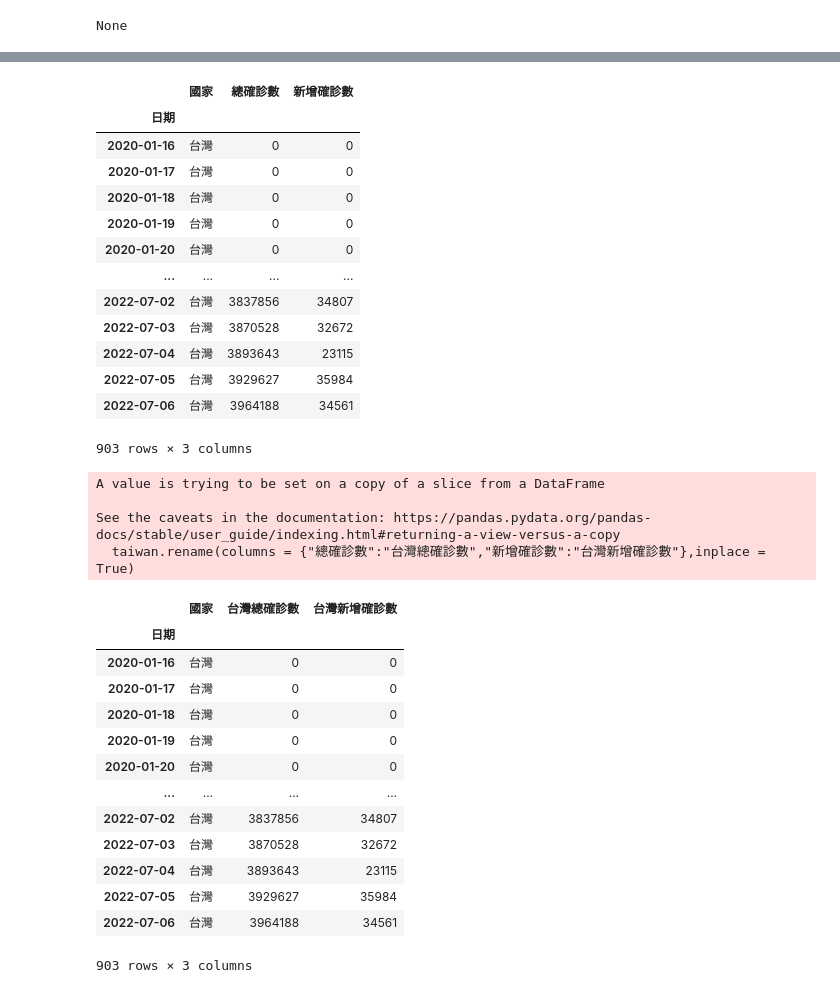
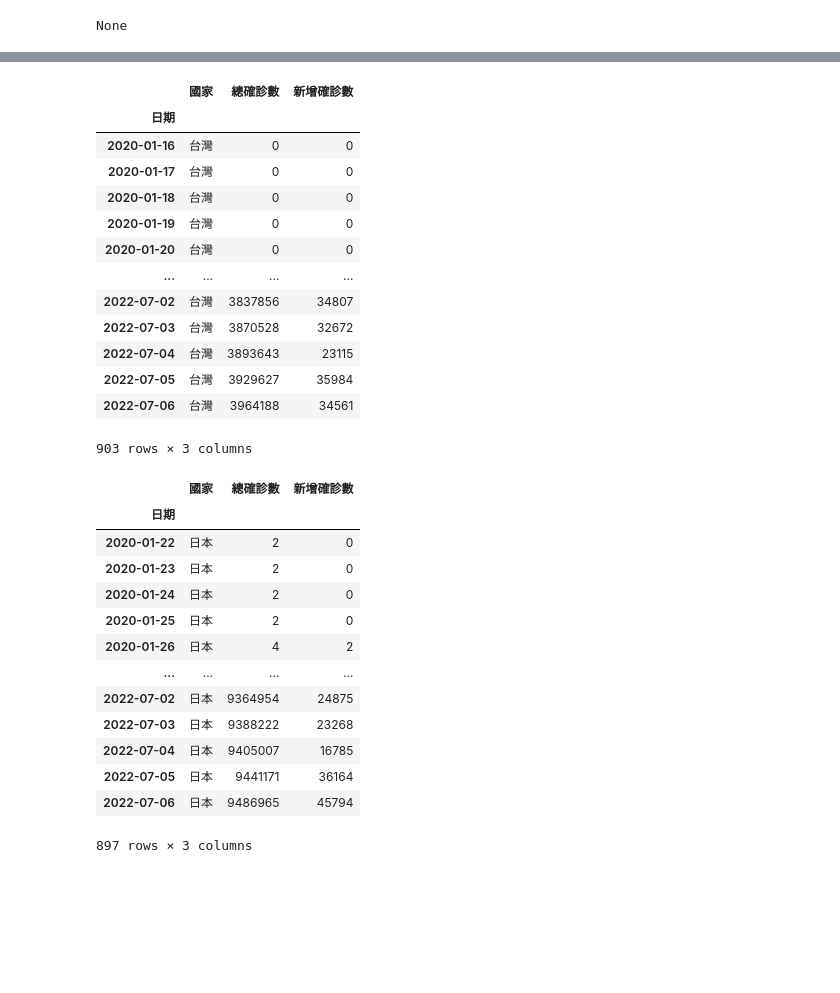
Before and after one commit to EsterWang65/PythonClass, a Jupyter notebook: 0116LESSON19/0116LESSON19-2.ipynb, the cells around one changed output, grey strips where cells are left out. Drawn from its saved outputs; the diff is of its cells as text; code cells hidden in the pictures; blank space fills up the shorter version.

```diff
--- a/0116LESSON19/0116LESSON19-2.ipynb
+++ b/0116LESSON19/0116LESSON19-2.ipynb
@@ -172,42 +193,35 @@ df1.loc["2021-05"]
 # %%
+##選取要用的資料
 taiwan = df1.query('國家 == "台灣"')
 japan = df1.query('國家 == "日本"')
 display(taiwan)
+display(japan)
 # %% [output]
 |  | 國家 | 總確診數 | 新增確診數 |
 | 日期 |  |  |  |
 | 2020-01-16 | 台灣 | 0 | 0 |
 | 2020-01-17 | 台灣 | 0 | 0 |
 | 2020-01-18 | 台灣 | 0 | 0 |
 | 2020-01-19 | 台灣 | 0 | 0 |
 | 2020-01-20 | 台灣 | 0 | 0 |
 | ... | ... | ... | ... |
 | 2022-07-02 | 台灣 | 3837856 | 34807 |
 | 2022-07-03 | 台灣 | 3870528 | 32672 |
 | 2022-07-04 | 台灣 | 3893643 | 23115 |
 | 2022-07-05 | 台灣 | 3929627 | 35984 |
 | 2022-07-06 | 台灣 | 3964188 | 34561 |
 903 rows × 3 columns
+|  | 國家 | 總確診數 | 新增確診數 |
+| 日期 |  |  |  |
+| 2020-01-22 | 日本 | 2 | 0 |
+| 2020-01-23 | 日本 | 2 | 0 |
+| 2020-01-24 | 日本 | 2 | 0 |
+| 2020-01-25 | 日本 | 2 | 0 |
+| 2020-01-26 | 日本 | 4 | 2 |
+| ... | ... | ... | ... |
+| 2022-07-02 | 日本 | 9364954 | 24875 |
+| 2022-07-03 | 日本 | 9388222 | 23268 |
+| 2022-07-04 | 日本 | 9405007 | 16785 |
+| 2022-07-05 | 日本 | 9441171 | 36164 |
+| 2022-07-06 | 日本 | 9486965 | 45794 |
+897 rows × 3 columns
-# %%
-# taiwan[["總確診數","新增確診數"]].columns = ["台灣總確診數","台灣新增確診數"]
-taiwan.rename(columns = {"總確診數":"台灣總確診數","新增確診數":"台灣新增確診數"},inplace = True)
-taiwan
-# %% [output]
-A value is trying to be set on a copy of a slice from a DataFrame
-
-See the caveats in the documentation: https://pandas.pydata.org/pandas-docs/stable/user_guide/indexing.html#returning-a-view-versus-a-copy
-  taiwan.rename(columns = {"總確診數":"台灣總確診數","新增確診數":"台灣新增確診數"},inplace = True)
-|  | 國家 | 台灣總確診數 | 台灣新增確診數 |
-| 日期 |  |  |  |
-| 2020-01-16 | 台灣 | 0 | 0 |
-| 2020-01-17 | 台灣 | 0 | 0 |
-| 2020-01-18 | 台灣 | 0 | 0 |
-| 2020-01-19 | 台灣 | 0 | 0 |
-| 2020-01-20 | 台灣 | 0 | 0 |
-| ... | ... | ... | ... |
-| 2022-07-02 | 台灣 | 3837856 | 34807 |
-| 2022-07-03 | 台灣 | 3870528 | 32672 |
-| 2022-07-04 | 台灣 | 3893643 | 23115 |
-| 2022-07-05 | 台灣 | 3929627 | 35984 |
-| 2022-07-06 | 台灣 | 3964188 | 34561 |
-903 rows × 3 columns
```
Also changed, not shown: parts of 7 cells of this notebook.
